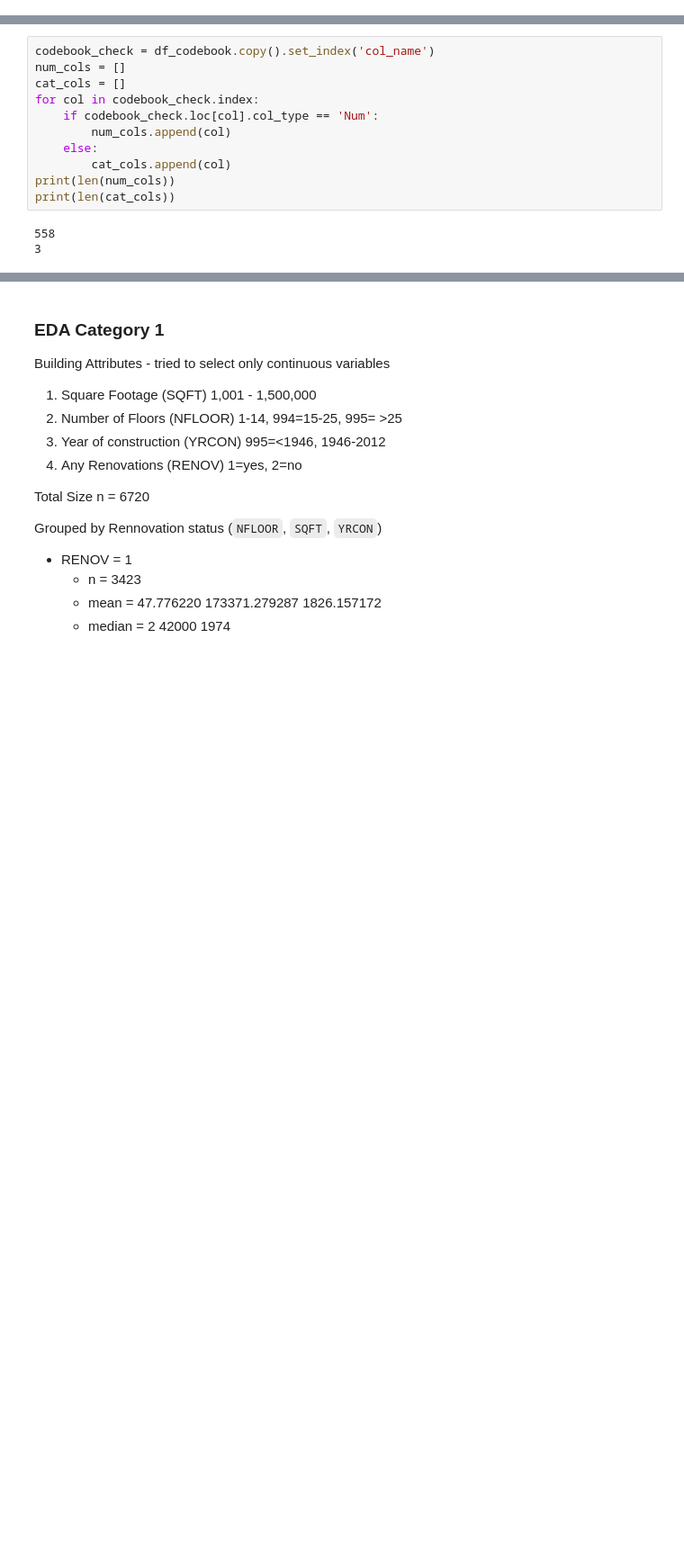
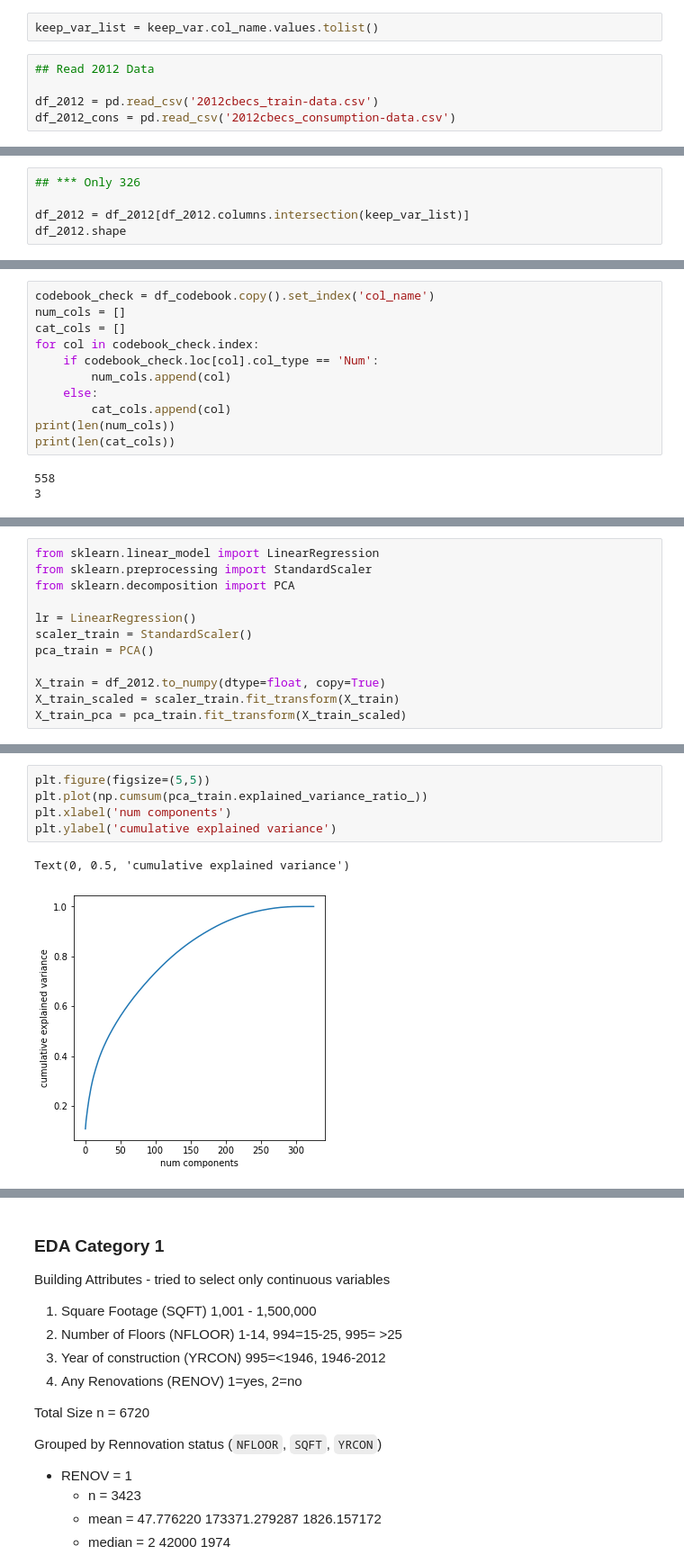
Before and after one commit to oostendo/2022-SI699-011, a Jupyter notebook: eva_and_sam/EDA_cbecs2018.ipynb, the cells around one changed output, grey strips where cells are left out. Shown at 90% size. Cells and saved outputs as stored; diff of their text form; blank space fills up the shorter version.

```diff
--- a/eva_and_sam/EDA_cbecs2018.ipynb
+++ b/eva_and_sam/EDA_cbecs2018.ipynb
@@ -70,0 +73,7 @@ print(df_codebook.category.unique())
+# %%
+keep_var_list = keep_var.col_name.values.tolist()
+# %%
+## Read 2012 Data
+
+df_2012 = pd.read_csv('2012cbecs_train-data.csv')
+df_2012_cons = pd.read_csv('2012cbecs_consumption-data.csv')
@@ -70,0 +90,5 @@ print(df_codebook.category.unique())
+# %%
+## *** Only 326
+
+df_2012 = df_2012[df_2012.columns.intersection(keep_var_list)]
+df_2012.shape
@@ -202,0 +266,12 @@ print(len(cat_cols))
+# %%
+from sklearn.linear_model import LinearRegression
+from sklearn.preprocessing import StandardScaler
+from sklearn.decomposition import PCA
+
+lr = LinearRegression()
+scaler_train = StandardScaler()
+pca_train = PCA()
+
+X_train = df_2012.to_numpy(dtype=float, copy=True)
+X_train_scaled = scaler_train.fit_transform(X_train)
+X_train_pca = pca_train.fit_transform(X_train_scaled)
@@ -202,0 +285,8 @@ print(len(cat_cols))
+# %%
+plt.figure(figsize=(5,5))
+plt.plot(np.cumsum(pca_train.explained_variance_ratio_))
+plt.xlabel('num components')
+plt.ylabel('cumulative explained variance')
+# %% [output]
+Text(0, 0.5, 'cumulative explained variance')
+[figure, added]
```
Also changed, not shown: parts of 22 cells of this notebook, 8 other files.
